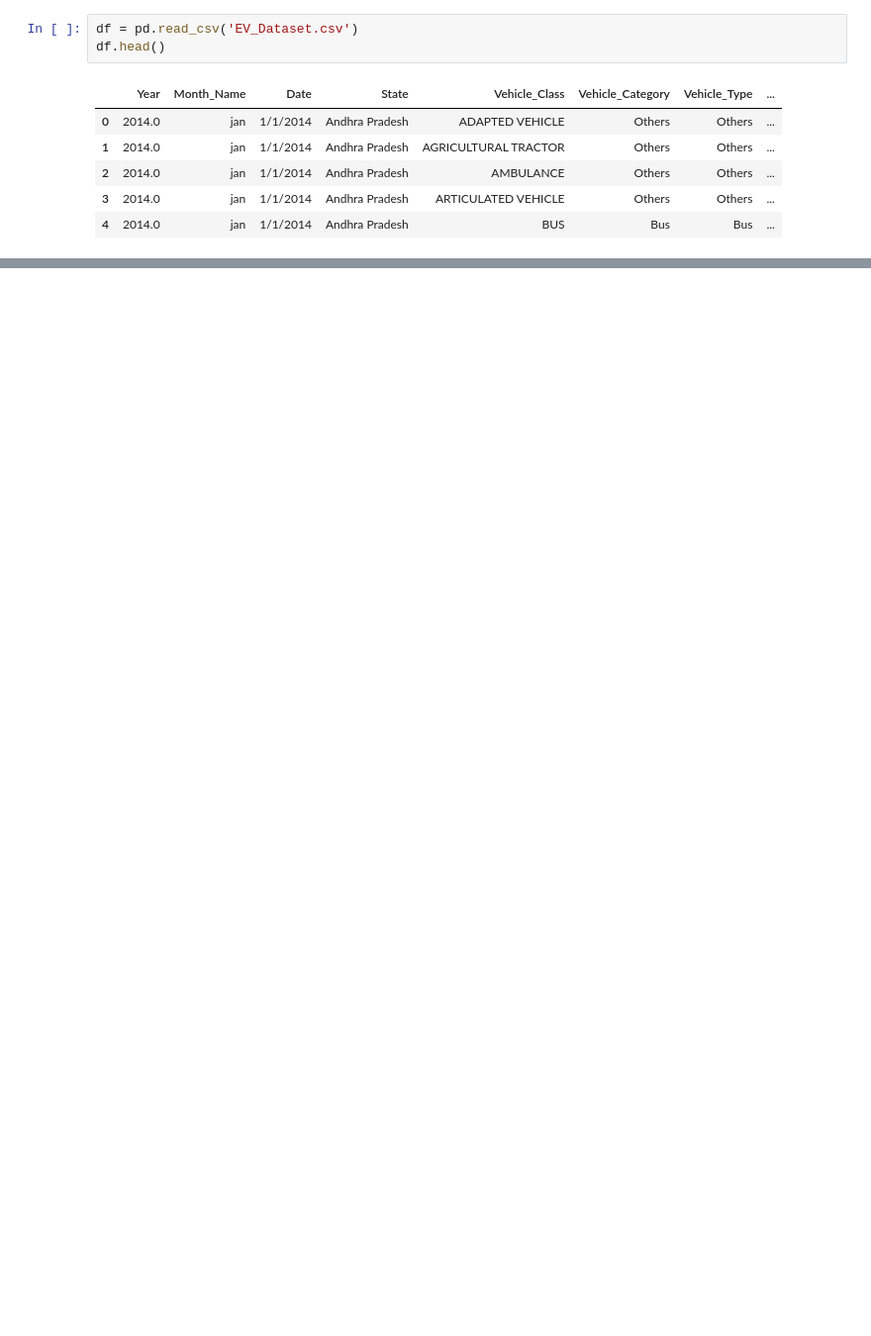
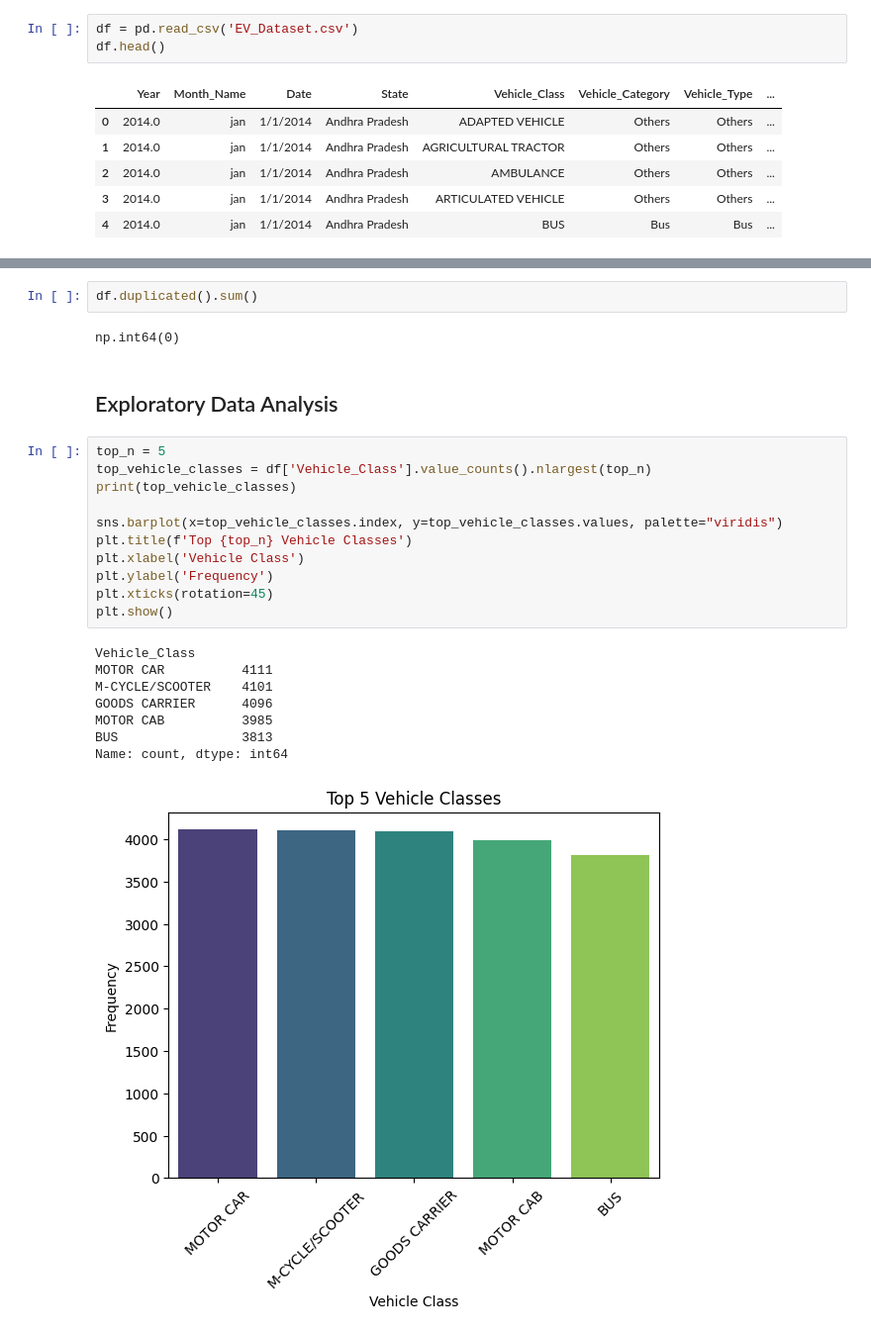
Before and after one commit to furkan09-official/EV_Dataset_Analysis, a Jupyter notebook: geographical_analysis.ipynb, the cells around one changed output, grey strips where cells are left out. Shown: that part at 99% size. Drawn from its saved outputs; the diff is of its cells as text; blank space fills up the shorter version.

```diff
--- a/geographical_analysis.ipynb
+++ b/geographical_analysis.ipynb
@@ -14,0 +57,26 @@ df.head()
+# %%
+df.duplicated().sum()
+# %% [output]
+np.int64(0)
+# %% [markdown]
+## Exploratory Data Analysis
+# %%
+top_n = 5
+top_vehicle_classes = df['Vehicle_Class'].value_counts().nlargest(top_n)
+print(top_vehicle_classes)
+
+sns.barplot(x=top_vehicle_classes.index, y=top_vehicle_classes.values, palette="viridis")
+plt.title(f'Top {top_n} Vehicle Classes')
+plt.xlabel('Vehicle Class')
+plt.ylabel('Frequency')
+plt.xticks(rotation=45)
+plt.show()
+# %% [output]
+Vehicle_Class
+MOTOR CAR          4111
+M-CYCLE/SCOOTER    4101
+GOODS CARRIER      4096
+MOTOR CAB          3985
+BUS                3813
+Name: count, dtype: int64
+[figure, added]
```
Also changed, not shown: parts of 16 cells of this notebook.
